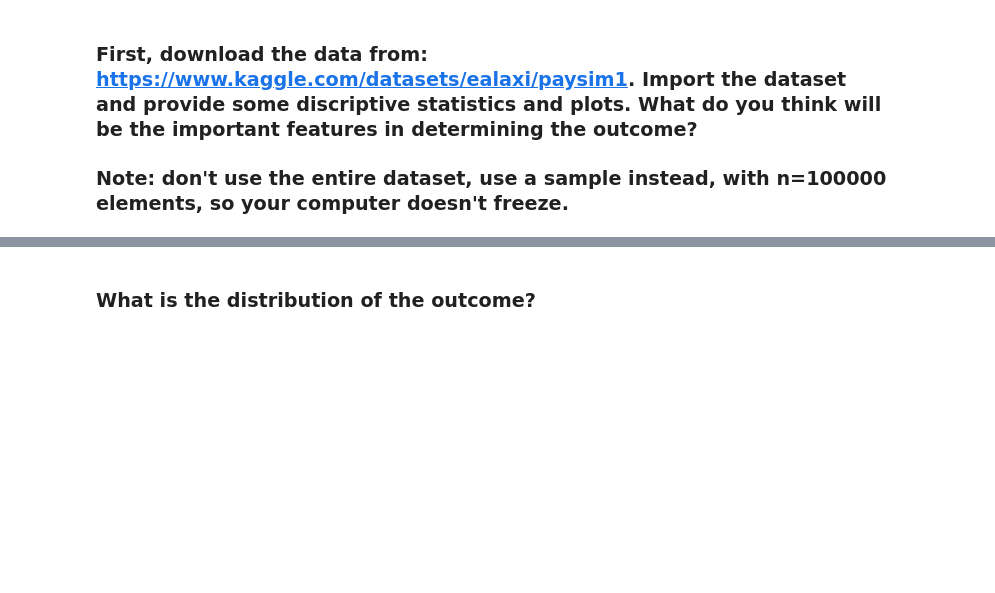
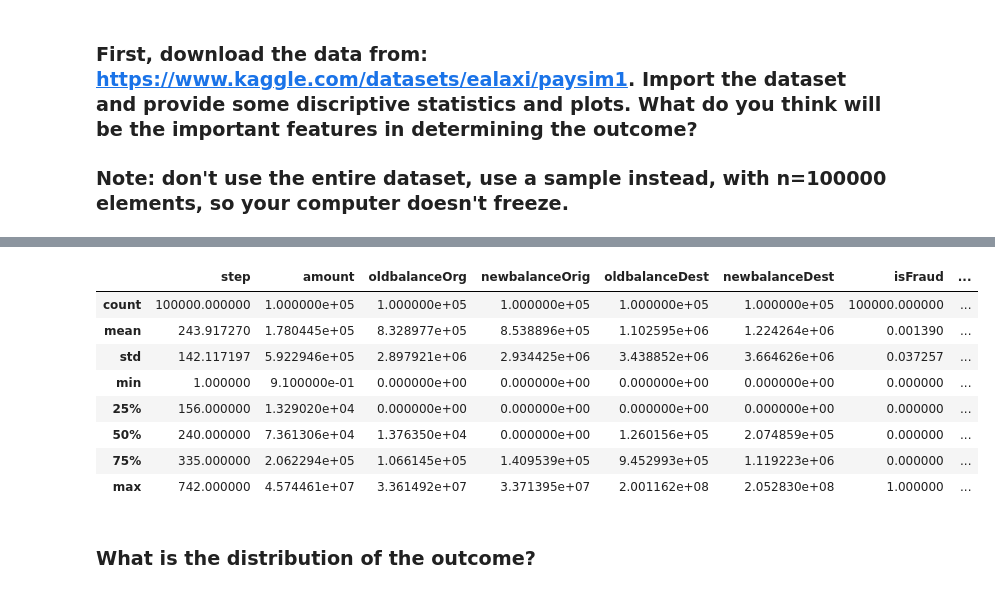
Before and after one commit to ta-data-lis/lab-imbalance, a Jupyter notebook: your-code/lab_imbalance.ipynb, the cells around one changed output, grey strips where cells are left out. Saved outputs shown, nothing was run; the diff lists cells and outputs as text; code cells hidden in the pictures; blank space fills up the shorter version.

```diff
--- a/your-code/lab_imbalance.ipynb
+++ b/your-code/lab_imbalance.ipynb
@@ -14,2 +43,14 @@ Like we disussed in class, when we have noisy data, if we are not careful, we ca
+# %%
+df.describe()
+# %% [output]
+|  | step | amount | oldbalanceOrg | newbalanceOrig | oldbalanceDest | newbalanceDest | isFraud | ... |
+| count | 100000.000000 | 1.000000e+05 | 1.000000e+05 | 1.000000e+05 | 1.000000e+05 | 1.000000e+05 | 100000.000000 | ... |
+| mean | 243.917270 | 1.780445e+05 | 8.328977e+05 | 8.538896e+05 | 1.102595e+06 | 1.224264e+06 | 0.001390 | ... |
+| std | 142.117197 | 5.922946e+05 | 2.897921e+06 | 2.934425e+06 | 3.438852e+06 | 3.664626e+06 | 0.037257 | ... |
+| min | 1.000000 | 9.100000e-01 | 0.000000e+00 | 0.000000e+00 | 0.000000e+00 | 0.000000e+00 | 0.000000 | ... |
+| 25% | 156.000000 | 1.329020e+04 | 0.000000e+00 | 0.000000e+00 | 0.000000e+00 | 0.000000e+00 | 0.000000 | ... |
+| 50% | 240.000000 | 7.361306e+04 | 1.376350e+04 | 0.000000e+00 | 1.260156e+05 | 2.074859e+05 | 0.000000 | ... |
+| 75% | 335.000000 | 2.062294e+05 | 1.066145e+05 | 1.409539e+05 | 9.452993e+05 | 1.119223e+06 | 0.000000 | ... |
+| max | 742.000000 | 4.574461e+07 | 3.361492e+07 | 3.371395e+07 | 2.001162e+08 | 2.052830e+08 | 1.000000 | ... |
 # %% [markdown]
 ### What is the distribution of the outcome?
```
Also changed, not shown: parts of 29 cells of this notebook.
